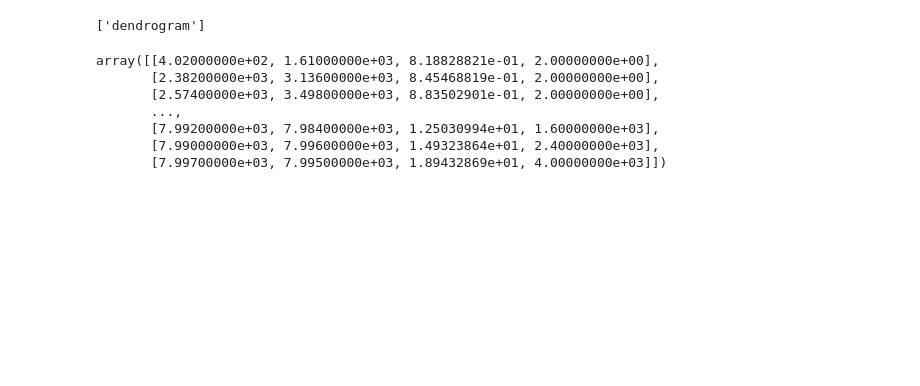
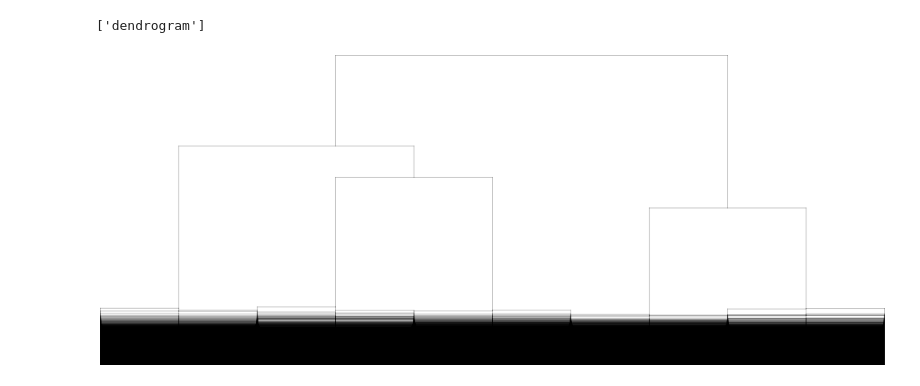
Before and after one commit to CamillaOkkels/HSSL, a Jupyter notebook: evaluation.ipynb, the cells around one changed output. Saved outputs shown, nothing was run; the diff lists cells and outputs as text; code cells hidden in the pictures; blank space fills up the shorter version.

```diff
--- a/evaluation.ipynb
+++ b/evaluation.ipynb
@@ -180,18 +320,13 @@ ax.set_yscale("log")
 # %%
-path = r'results\blobs-4k-10-5\VPTreehssl\run.hdf5'
+path = r'results\blobs-32k-10-5\VPTreehssl\run.hdf5'
 # path = 'results/iris/HSSL_Turbo/dendro.hdf5'
 
 with h5py.File(path, 'r') as f:
     print(list(f.keys()))
-    C = f['dendrogram'][:]
+    den = f['dendrogram'][:]
 
-C
+den = [[int(a), int(b), c, int(d)] for a, b, c, d in den]
+plotly_dendrogram(den, min_size=2, largest_left=False)
 # %% [output]
 ['dendrogram']
-array([[4.02000000e+02, 1.61000000e+03, 8.18828821e-01, 2.00000000e+00],
-       [2.38200000e+03, 3.13600000e+03, 8.45468819e-01, 2.00000000e+00],
-       [2.57400000e+03, 3.49800000e+03, 8.83502901e-01, 2.00000000e+00],
-       ...,
-       [7.99200000e+03, 7.98400000e+03, 1.25030994e+01, 1.60000000e+03],
-       [7.99000000e+03, 7.99600000e+03, 1.49323864e+01, 2.40000000e+03],
-       [7.99700000e+03, 7.99500000e+03, 1.89432869e+01, 4.00000000e+03]])
+[figure, added]
```
Also changed, not shown: parts of 18 cells of this notebook, 10 other files.
